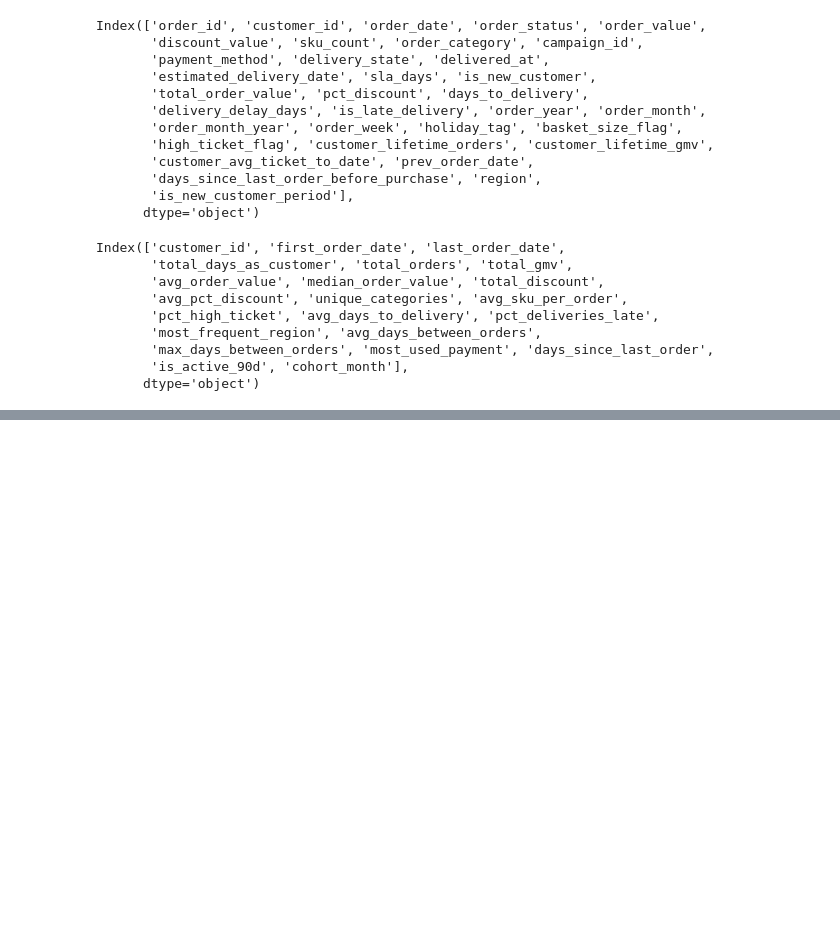
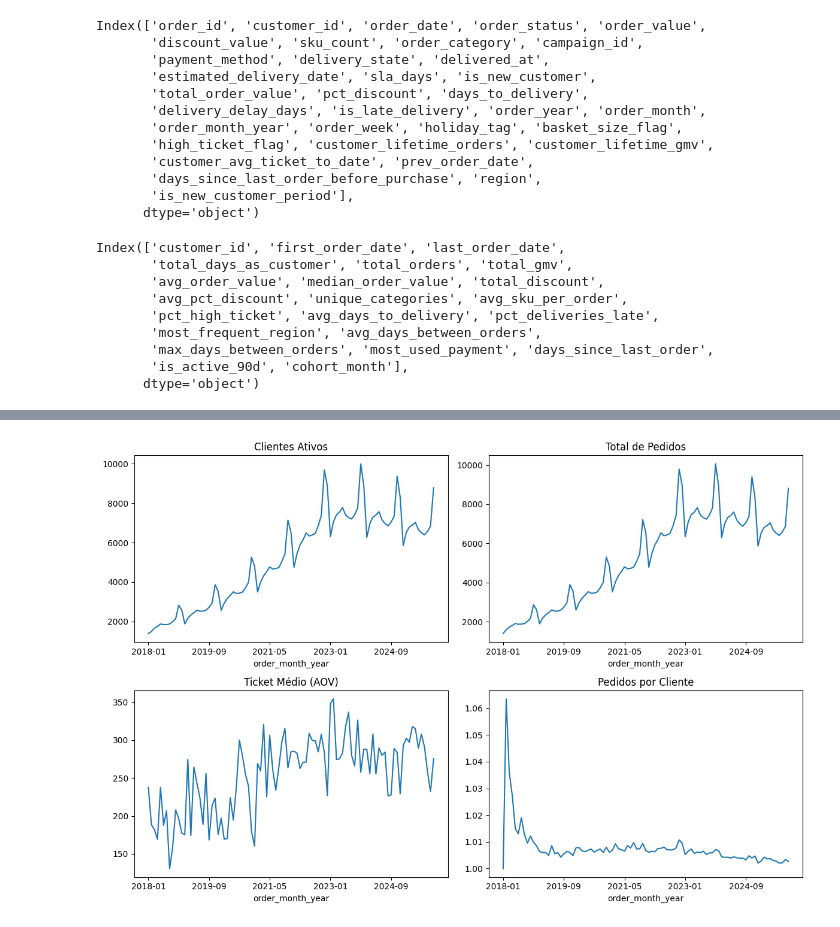
Before and after one commit to rocketseat-education/data-analytics, a Jupyter notebook: python_desafio_shoply/desafio_de_dados_shoply.ipynb, the cells around one changed output, grey strips where cells are left out. Cells and saved outputs as stored; diff of their text form; code cells hidden in the pictures; blank space fills up the shorter version.

```diff
--- a/python_desafio_shoply/desafio_de_dados_shoply.ipynb
+++ b/python_desafio_shoply/desafio_de_dados_shoply.ipynb
@@ -1509,0 +1724,16 @@ customers.to_excel("customers_features.xlsx")
+# %%
+# =============================
+# 1. Drivers macro do GMV
+# =============================
+
+fig, axes = plt.subplots(2, 2, figsize=(12,8))
+
+diagnostic["active_customers"].plot(ax=axes[0,0], title="Clientes Ativos")
+diagnostic["total_orders"].plot(ax=axes[0,1], title="Total de Pedidos")
+diagnostic["aov"].plot(ax=axes[1,0], title="Ticket Médio (AOV)")
+diagnostic["orders_per_customer"].plot(ax=axes[1,1], title="Pedidos por Cliente")
+
+plt.tight_layout()
+plt.show()
+# %% [output]
+[figure, added]
```
Also changed, not shown: parts of 28 cells of this notebook.
